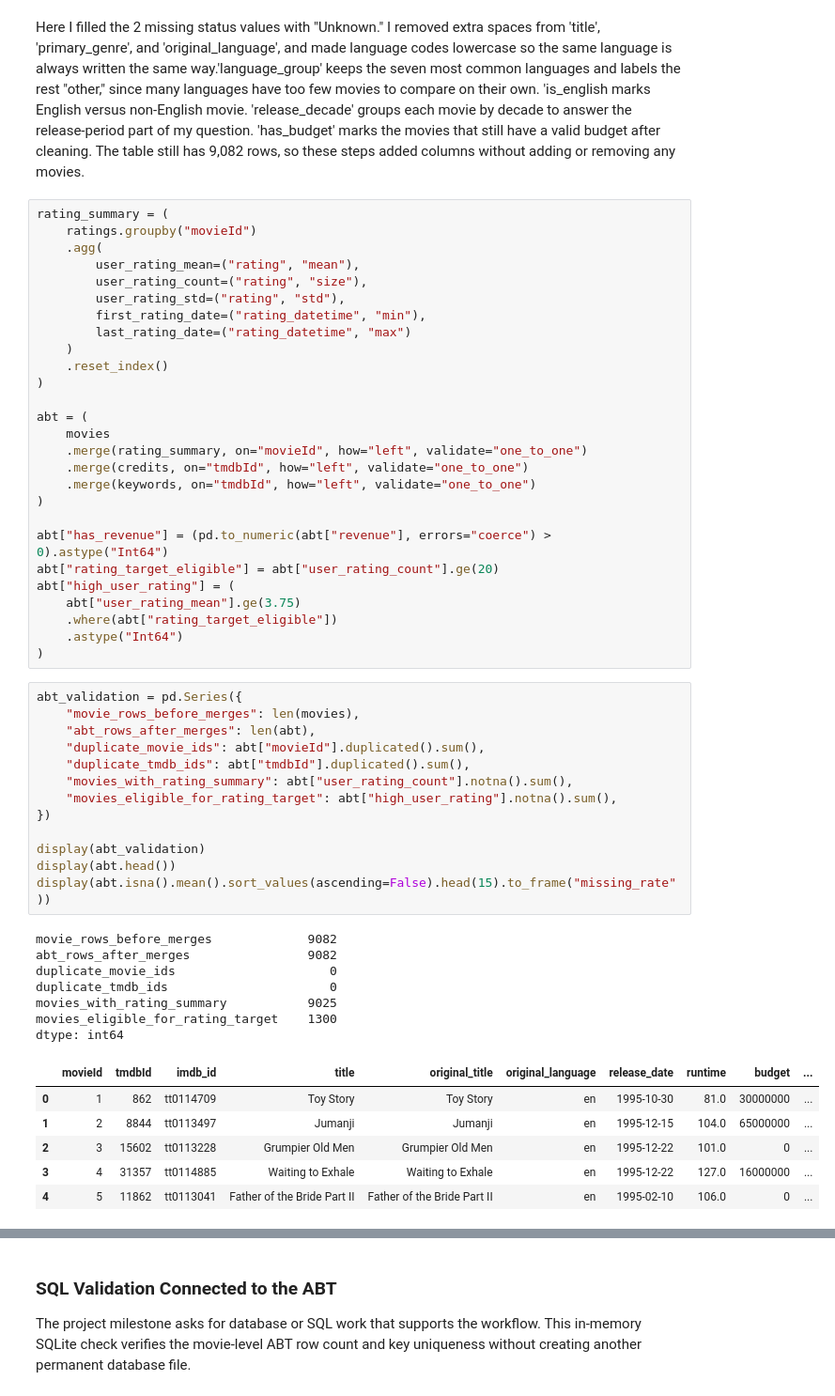
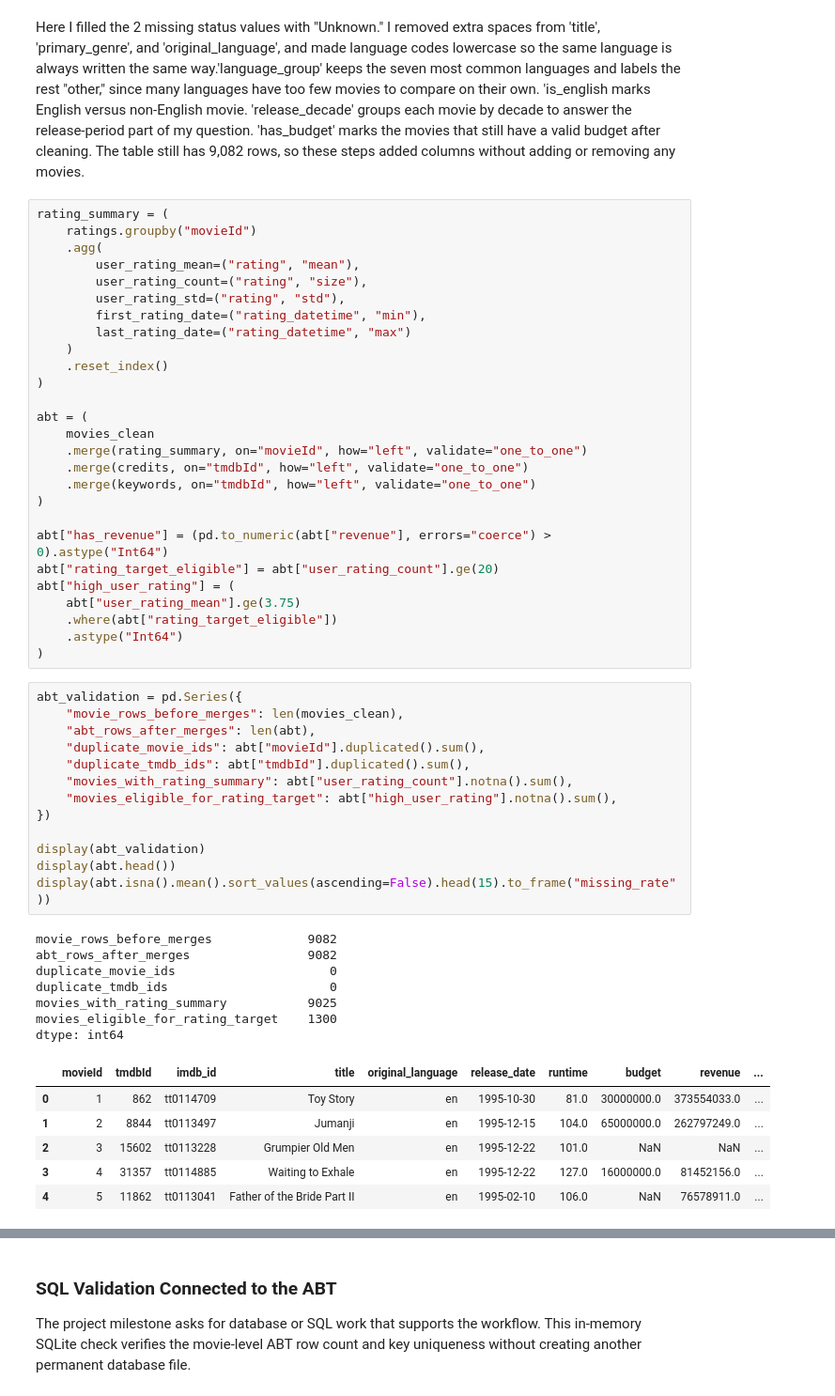
Before and after one commit to gantu2/ban6003-project-option-1-GeorgeAntu, a Jupyter notebook: notebooks/movies_project_starter.ipynb, the cells around one changed output, grey strips where cells are left out. Shown at 94% size. Drawn from its saved outputs; the diff is of its cells as text.

```diff
--- a/notebooks/movies_project_starter.ipynb
+++ b/notebooks/movies_project_starter.ipynb
@@ -676,7 +673,7 @@ rating_summary = (
 )
 
 abt = (
-    movies
+    movies_clean
     .merge(rating_summary, on="movieId", how="left", validate="one_to_one")
     .merge(credits, on="tmdbId", how="left", validate="one_to_one")
     .merge(keywords, on="tmdbId", how="left", validate="one_to_one")
@@ -691,30 +688,30 @@ abt["high_user_rating"] = (
 )
 # %%
 abt_validation = pd.Series({
-    "movie_rows_before_merges": len(movies),
+    "movie_rows_before_merges": len(movies_clean),
     "abt_rows_after_merges": len(abt),
     "duplicate_movie_ids": abt["movieId"].duplicated().sum(),
     "duplicate_tmdb_ids": abt["tmdbId"].duplicated().sum(),
     "movies_with_rating_summary": abt["user_rating_count"].notna().sum(),
     "movies_eligible_for_rating_target": abt["high_user_rating"].notna().sum(),
 })
 
 display(abt_validation)
 display(abt.head())
 display(abt.isna().mean().sort_values(ascending=False).head(15).to_frame("missing_rate"))
 # %% [output]
 movie_rows_before_merges             9082
 abt_rows_after_merges                9082
 duplicate_movie_ids                     0
 duplicate_tmdb_ids                      0
 movies_with_rating_summary           9025
 movies_eligible_for_rating_target    1300
 dtype: int64
-|  | movieId | tmdbId | imdb_id | title | original_title | original_language | release_date | runtime | budget | ... |
-| 0 | 1 | 862 | tt0114709 | Toy Story | Toy Story | en | 1995-10-30 | 81.0 | 30000000 | ... |
-| 1 | 2 | 8844 | tt0113497 | Jumanji | Jumanji | en | 1995-12-15 | 104.0 | 65000000 | ... |
-| 2 | 3 | 15602 | tt0113228 | Grumpier Old Men | Grumpier Old Men | en | 1995-12-22 | 101.0 | 0 | ... |
-| 3 | 4 | 31357 | tt0114885 | Waiting to Exhale | Waiting to Exhale | en | 1995-12-22 | 127.0 | 16000000 | ... |
-| 4 | 5 | 11862 | tt0113041 | Father of the Bride Part II | Father of the Bride Part II | en | 1995-02-10 | 106.0 | 0 | ... |
+|  | movieId | tmdbId | imdb_id | title | original_language | release_date | runtime | budget | revenue | ... |
+| 0 | 1 | 862 | tt0114709 | Toy Story | en | 1995-10-30 | 81.0 | 30000000.0 | 373554033.0 | ... |
+| 1 | 2 | 8844 | tt0113497 | Jumanji | en | 1995-12-15 | 104.0 | 65000000.0 | 262797249.0 | ... |
+| 2 | 3 | 15602 | tt0113228 | Grumpier Old Men | en | 1995-12-22 | 101.0 | NaN | NaN | ... |
+| 3 | 4 | 31357 | tt0114885 | Waiting to Exhale | en | 1995-12-22 | 127.0 | 16000000.0 | 81452156.0 | ... |
+| 4 | 5 | 11862 | tt0113041 | Father of the Bride Part II | en | 1995-02-10 | 106.0 | NaN | 76578911.0 | ... |
 |  | missing_rate |
 | high_user_rating | 0.856860 |
```
Also changed, not shown: parts of 16 cells of this notebook.
